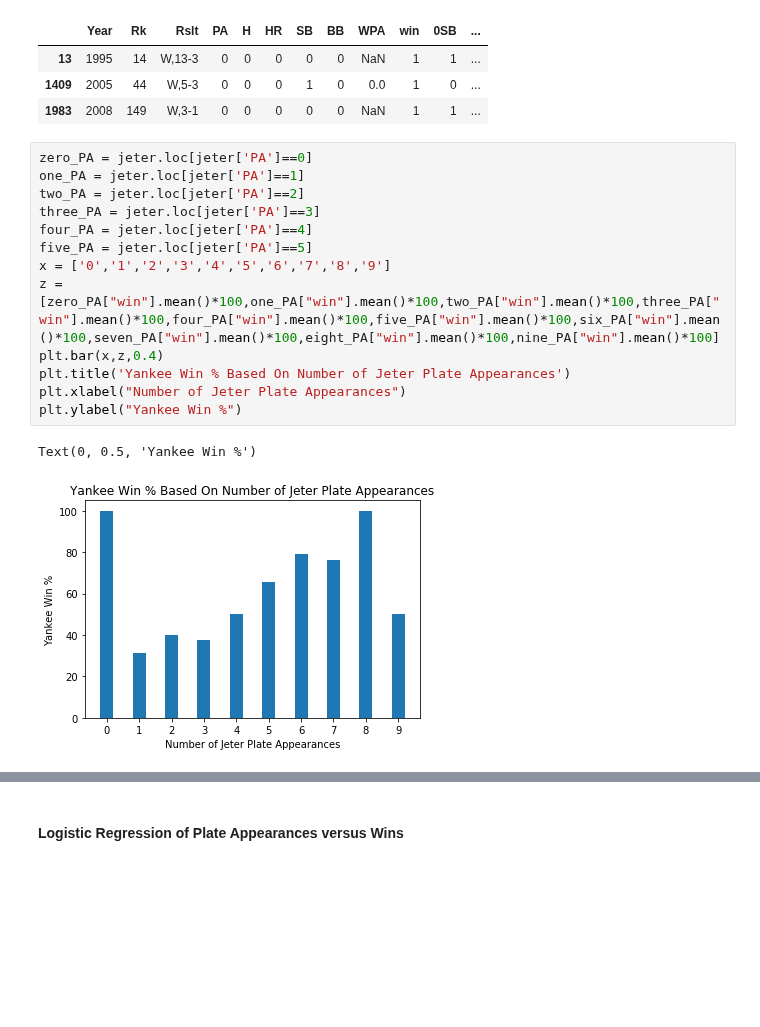
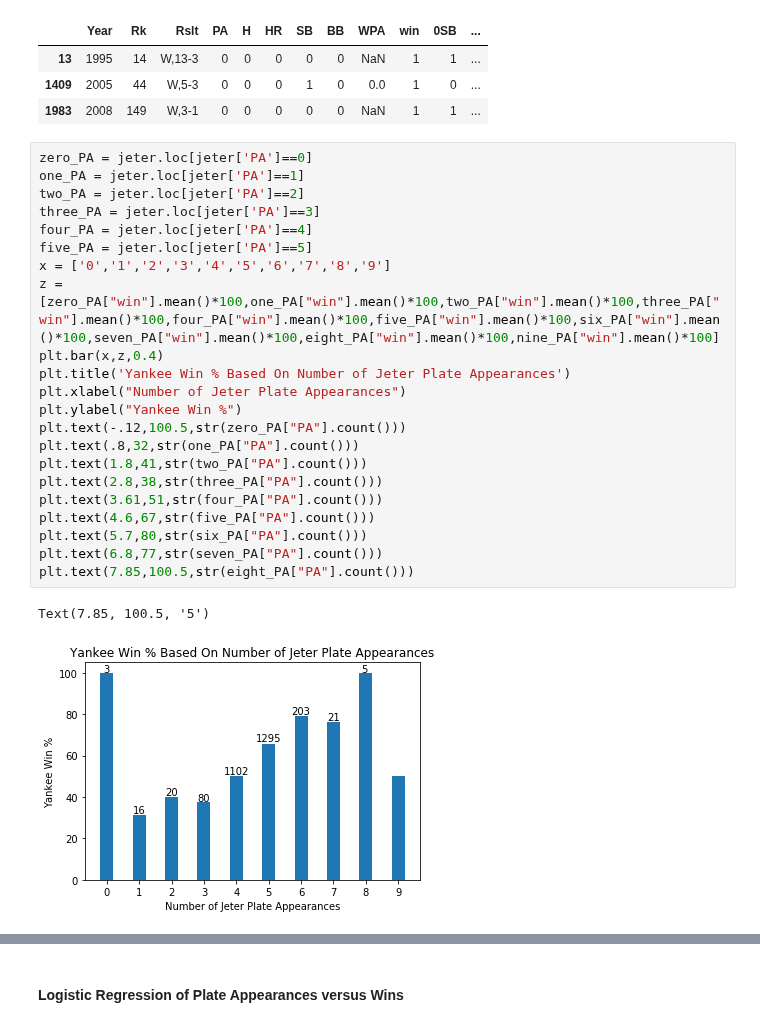
Before and after one commit to mattmaitland1/DerekJeterAnalysis, a Jupyter notebook: Project.ipynb, the cells around one changed output, grey strips where cells are left out. Cells and saved outputs as stored; diff of their text form; blank space fills up the shorter version.

```diff
--- a/Project.ipynb
+++ b/Project.ipynb
@@ -401,19 +436,28 @@ jeter.loc[jeter['PA']==0]
 # %%
 zero_PA = jeter.loc[jeter['PA']==0]
 one_PA = jeter.loc[jeter['PA']==1]
 two_PA = jeter.loc[jeter['PA']==2]
 three_PA = jeter.loc[jeter['PA']==3]
 four_PA = jeter.loc[jeter['PA']==4]
 five_PA = jeter.loc[jeter['PA']==5]
 x = ['0','1','2','3','4','5','6','7','8','9']
 z = [zero_PA["win"].mean()*100,one_PA["win"].mean()*100,two_PA["win"].mean()*100,three_PA["win"].mean()*100,four_PA["win"].mean()*100,five_PA["win"].mean()*100,six_PA["win"].mean()*100,seven_PA["win"].mean()*100,eight_PA["win"].mean()*100,nine_PA["win"].mean()*100]
 plt.bar(x,z,0.4)
 plt.title('Yankee Win % Based On Number of Jeter Plate Appearances')
 plt.xlabel("Number of Jeter Plate Appearances")
 plt.ylabel("Yankee Win %")
+plt.text(-.12,100.5,str(zero_PA["PA"].count()))
+plt.text(.8,32,str(one_PA["PA"].count()))
+plt.text(1.8,41,str(two_PA["PA"].count()))
+plt.text(2.8,38,str(three_PA["PA"].count()))
+plt.text(3.61,51,str(four_PA["PA"].count()))
+plt.text(4.6,67,str(five_PA["PA"].count()))
+plt.text(5.7,80,str(six_PA["PA"].count()))
+plt.text(6.8,77,str(seven_PA["PA"].count()))
+plt.text(7.85,100.5,str(eight_PA["PA"].count()))
 # %% [output]
-Text(0, 0.5, 'Yankee Win %')
+Text(7.85, 100.5, '5')
-[figure, old version]
+[figure, new version]
 # %%
 sns.regplot(data = jeter, x = 'PA', y = 'win')
 plt.show
```
Also changed, not shown: parts of 42 cells of this notebook.
